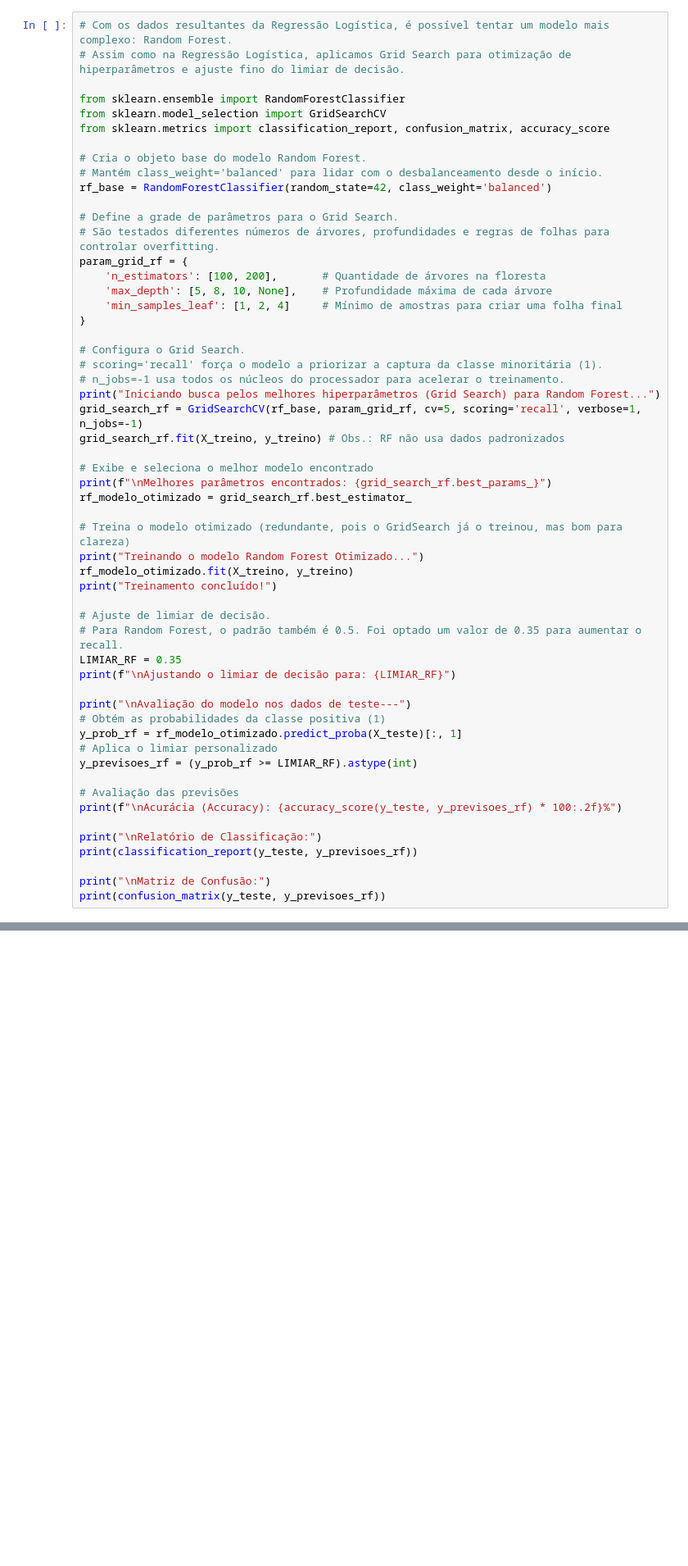
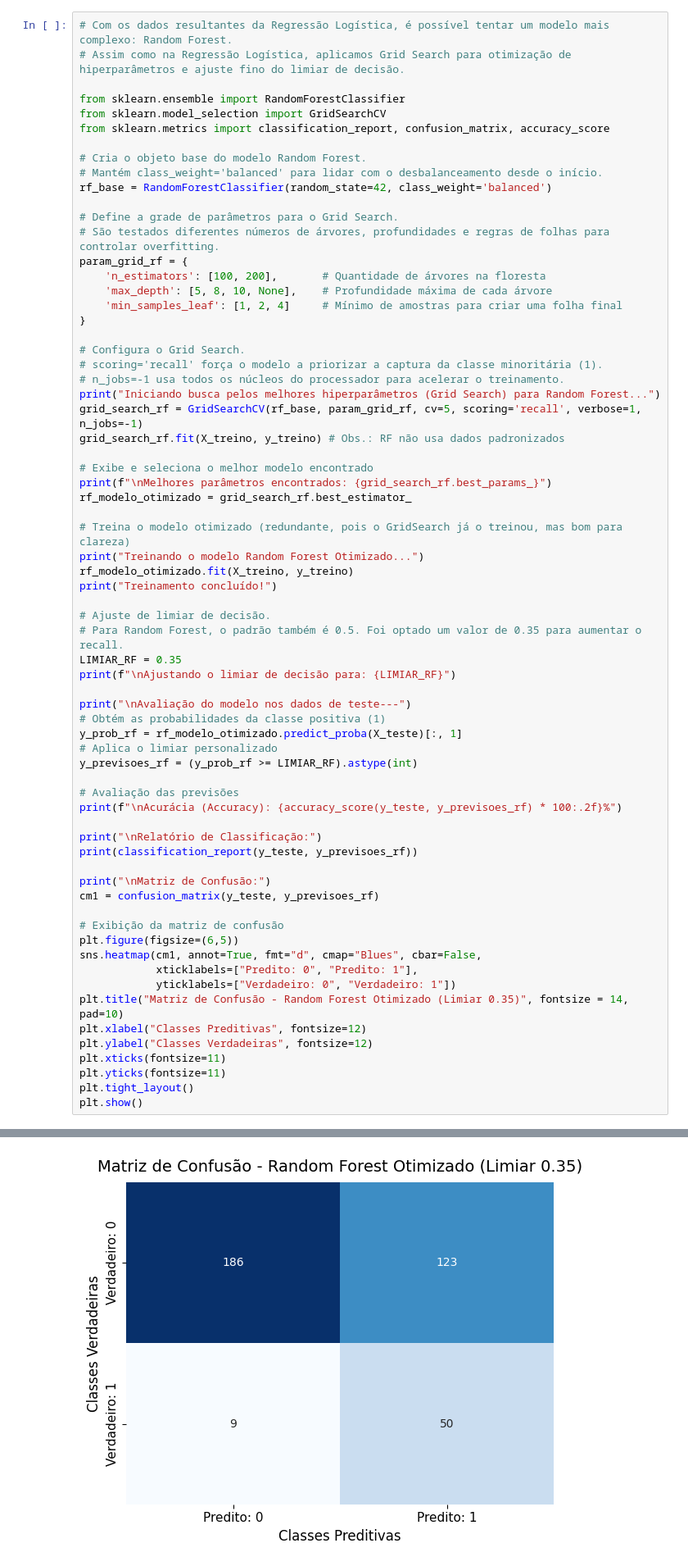
Before and after one commit to LuisHenriique/projeto-trainee-icmcjr, a Jupyter notebook: modelagem.ipynb, the cells around one changed output, grey strips where cells are left out. Shown at 82% size. Drawn from its saved outputs; the diff is of its cells as text; blank space fills up the shorter version.

```diff
--- a/modelagem.ipynb
+++ b/modelagem.ipynb
@@ -221,7 +239,20 @@ print("\nRelatório de Classificação:")
 print(classification_report(y_teste, y_previsoes_rf))
 
 print("\nMatriz de Confusão:")
-print(confusion_matrix(y_teste, y_previsoes_rf))
+cm1 = confusion_matrix(y_teste, y_previsoes_rf)
+
+# Exibição da matriz de confusão
+plt.figure(figsize=(6,5))
+sns.heatmap(cm1, annot=True, fmt="d", cmap="Blues", cbar=False,
+            xticklabels=["Predito: 0", "Predito: 1"],
+            yticklabels=["Verdadeiro: 0", "Verdadeiro: 1"])
+plt.title("Matriz de Confusão - Random Forest Otimizado (Limiar 0.35)", fontsize = 14, pad=10)
+plt.xlabel("Classes Preditivas", fontsize=12)
+plt.ylabel("Classes Verdadeiras", fontsize=12)
+plt.xticks(fontsize=11)
+plt.yticks(fontsize=11)
+plt.tight_layout()
+plt.show()
 # %% [output]
 Iniciando busca pelos melhores hiperparâmetros (Grid Search) para Random Forest...
 Fitting 5 folds for each of 24 candidates, totalling 120 fits
@@ -242,0 +274 @@ Matriz de Confusão:
+[figure, added]
```
Also changed, not shown: parts of 2 cells of this notebook.
